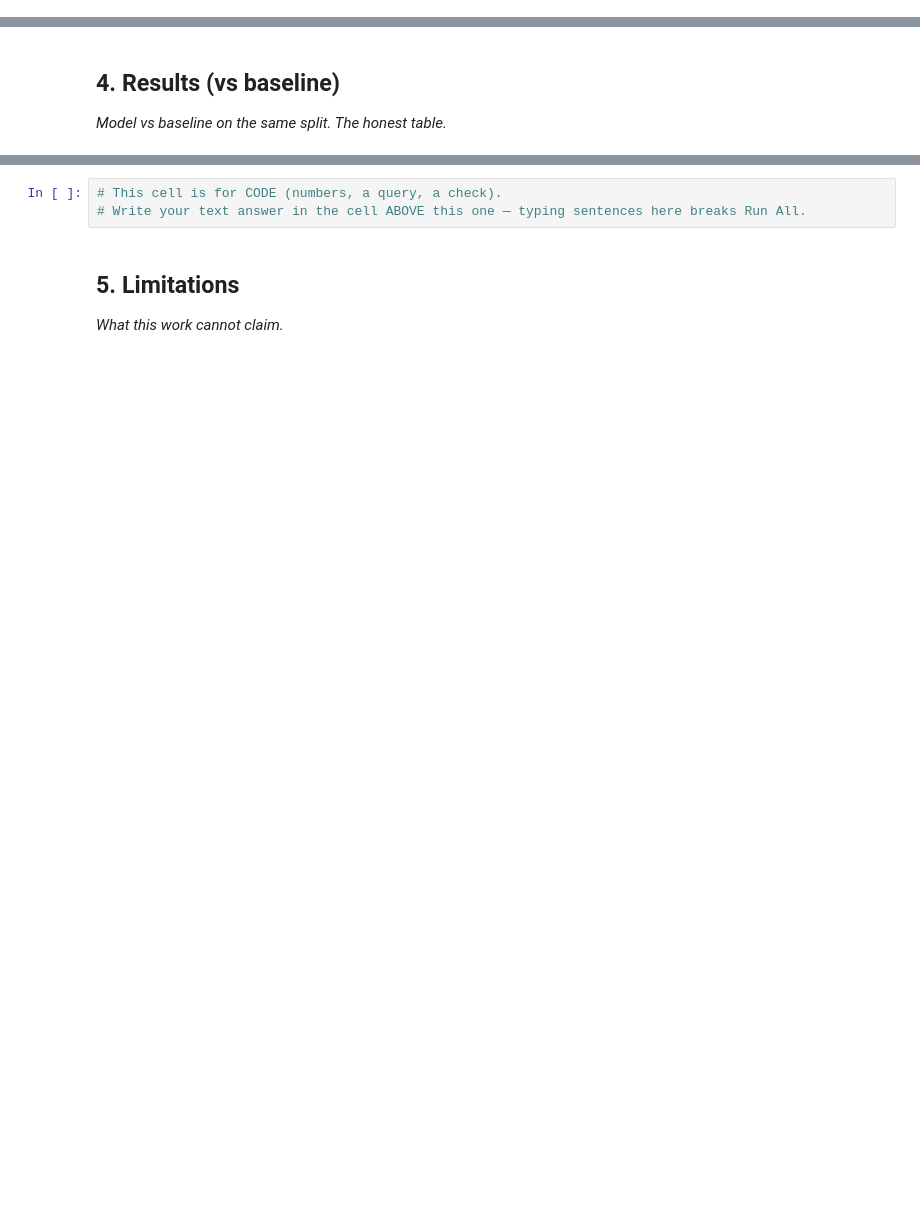
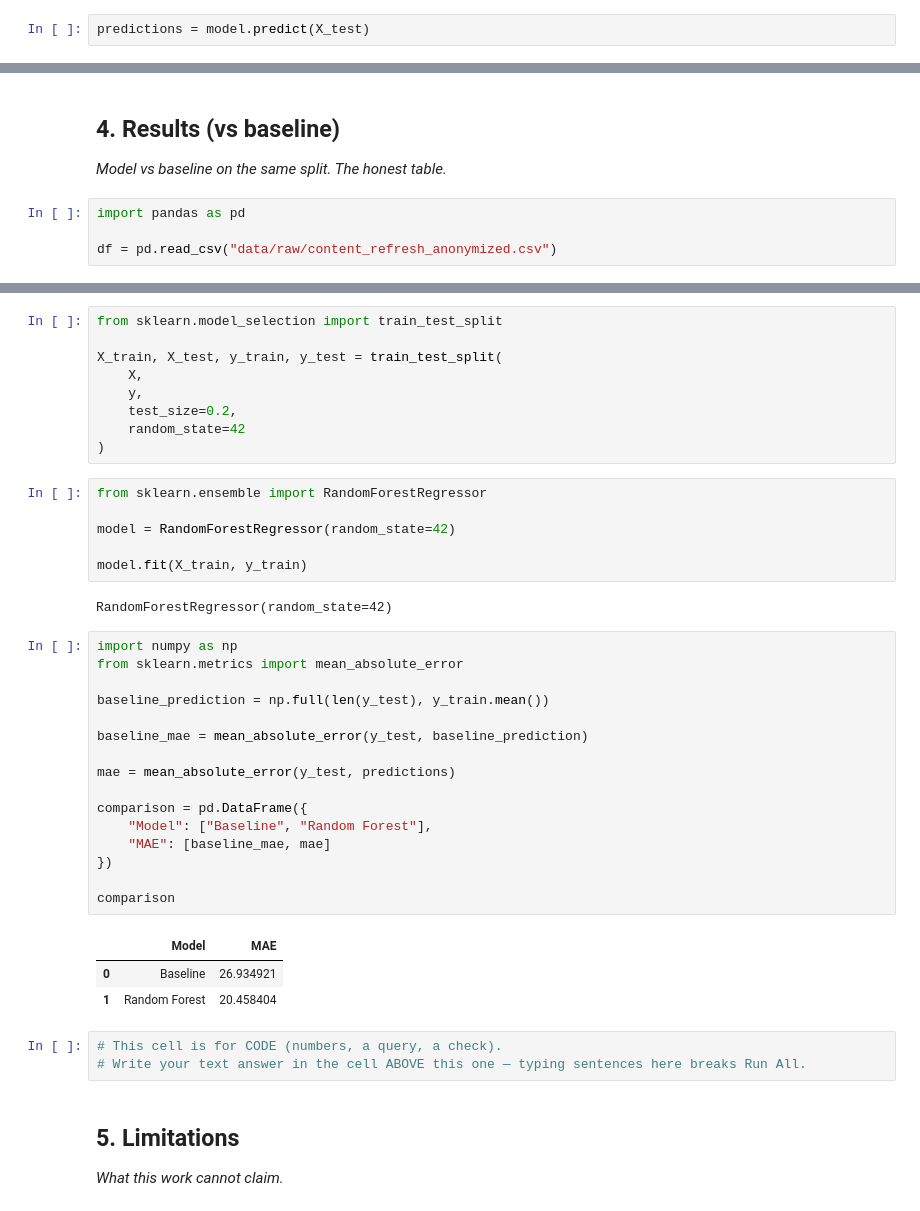
Before and after one commit to abhinav77040/Flyrank-ml-internship, a Jupyter notebook: work/notebooks/capstone.ipynb, the cells around one changed output, grey strips where cells are left out. Cells and saved outputs as stored; diff of their text form; blank space fills up the shorter version.

```diff
--- a/work/notebooks/capstone.ipynb
+++ b/work/notebooks/capstone.ipynb
@@ -29,0 +84,2 @@ This skeleton is yours to fill. Work the sections **in order** — each one has
+# %%
+predictions = model.predict(X_test)
@@ -31,3 +101,7 @@ This skeleton is yours to fill. Work the sections **in order** — each one has
 ## 4. Results (vs baseline)
 
 *Model vs baseline on the same split. The honest table.*
+# %%
+import pandas as pd
+
+df = pd.read_csv("data/raw/content_refresh_anonymized.csv")
@@ -34,3 +125,40 @@ This skeleton is yours to fill. Work the sections **in order** — each one has
+# %%
+from sklearn.model_selection import train_test_split
+
+X_train, X_test, y_train, y_test = train_test_split(
+    X,
+    y,
+    test_size=0.2,
+    random_state=42
+)
+# %%
+from sklearn.ensemble import RandomForestRegressor
+
+model = RandomForestRegressor(random_state=42)
+
+model.fit(X_train, y_train)
+# %% [output]
+RandomForestRegressor(random_state=42)
+# %%
+import numpy as np
+from sklearn.metrics import mean_absolute_error
+
+baseline_prediction = np.full(len(y_test), y_train.mean())
+
+baseline_mae = mean_absolute_error(y_test, baseline_prediction)
+
+mae = mean_absolute_error(y_test, predictions)
+
+comparison = pd.DataFrame({
+    "Model": ["Baseline", "Random Forest"],
+    "MAE": [baseline_mae, mae]
+})
+
+comparison
+# %% [output]
+|  | Model | MAE |
+| 0 | Baseline | 26.934921 |
+| 1 | Random Forest | 20.458404 |
 # %%
 # This cell is for CODE (numbers, a query, a check).
 # Write your text answer in the cell ABOVE this one — typing sentences here breaks Run All.
```
Also changed, not shown: parts of 14 cells of this notebook.
